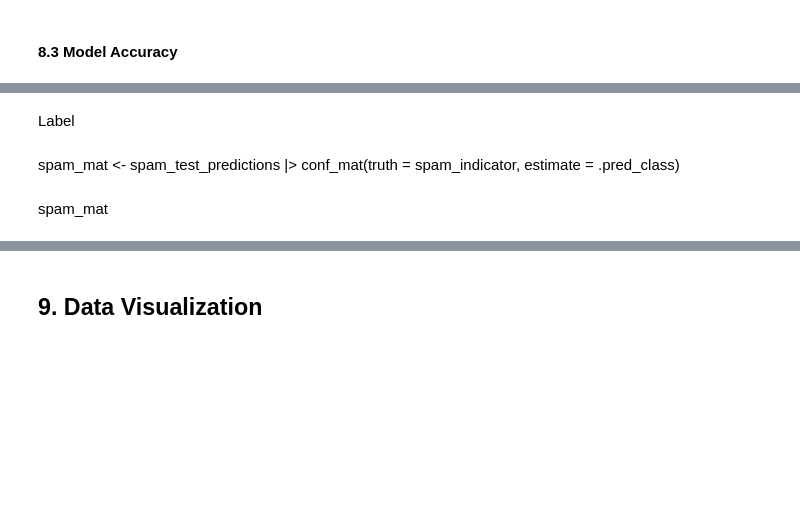
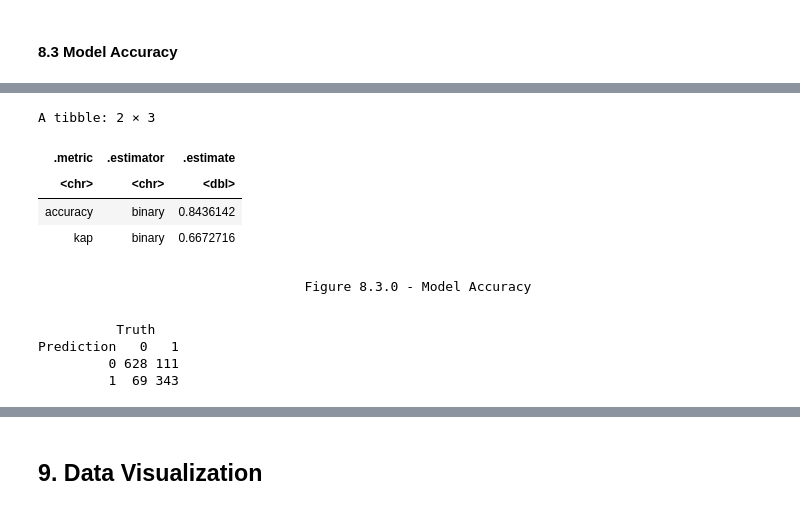
Before and after one commit to SarahHoang/dsci-100-project-group-162, a Jupyter notebook: final_report_group_162.ipynb, the cells around one changed output, grey strips where cells are left out. Cells and saved outputs as stored; diff of their text form; code cells hidden in the pictures; blank space fills up the shorter version.

```diff
--- a/final_report_group_162.ipynb
+++ b/final_report_group_162.ipynb
@@ -519,7 +532,10 @@ spam_prediction_accuracy
+# %%
+spam_prediction_accuracy
+# %% [output]
+A tibble: 2 × 3
+| .metric | .estimator | .estimate |
+| <chr> | <chr> | <dbl> |
+| accuracy | binary | 0.8436142 |
+| kap | binary | 0.6672716 |
 # %% [markdown]
-Label
+                                    Figure 8.3.0 - Model Accuracy
-# %% [markdown]
-spam_mat <- spam_test_predictions |>
- conf_mat(truth = spam_indicator, estimate = .pred_class)
-# %% [markdown]
-spam_mat
@@ -526 +545,8 @@ spam_mat
+# %%
+spam_mat
+# %% [output]
+          Truth
+Prediction   0   1
+         0 628 111
+         1  69 343
 # %% [markdown]
```
Also changed, not shown: parts of 11 cells of this notebook.
